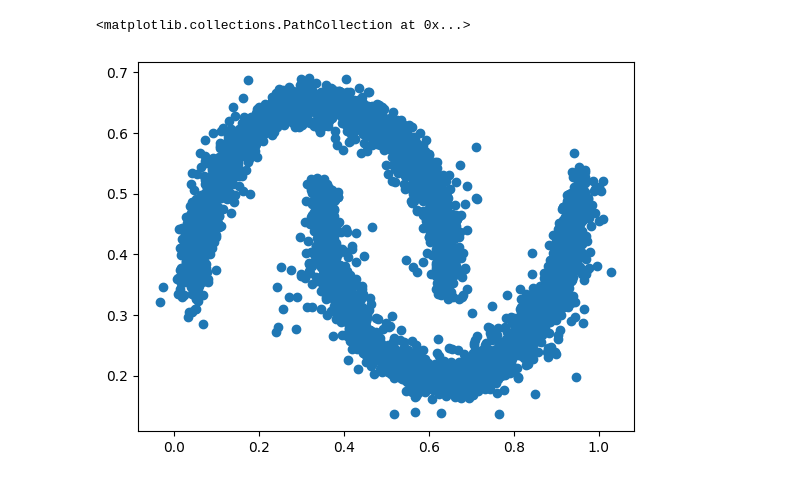
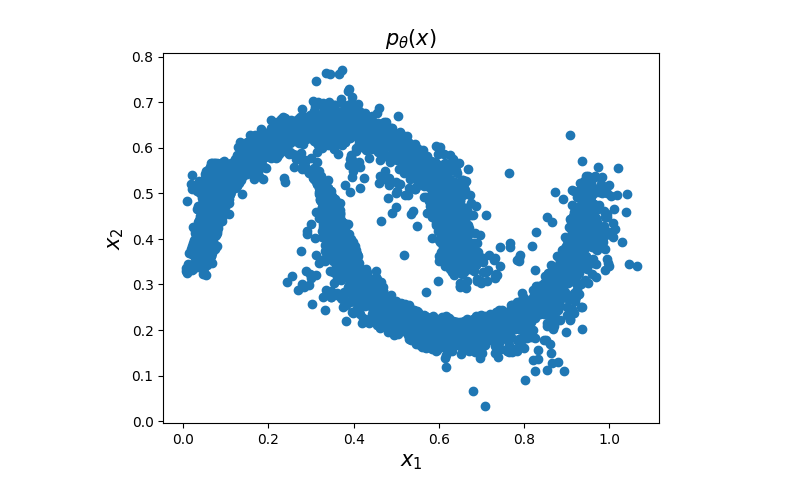
Before and after one commit to tayfununal/PyTorch, a Jupyter notebook: 004_moon_nice.ipynb, the cells around one changed output. Drawn from its saved outputs; the diff is of its cells as text; code cells hidden in the pictures.

```diff
--- a/004_moon_nice.ipynb
+++ b/004_moon_nice.ipynb
@@ -176,7 +191,11 @@ plt.plot(COST)
 # %%
 test = prior.sample((5000,))
 sonuc = model.f_inv(test)
 plt.scatter(sonuc[:,0].detach().numpy(), sonuc[:,1].detach().numpy())
+
+plt.xlabel("$x_1$", fontsize=15)
+plt.ylabel("$x_2$", fontsize=15)
+plt.title("$p_{\\theta}(x)$", fontsize=15)
+plt.show()
 # %% [output]
-<matplotlib.collections.PathCollection at 0x...>
-[figure, old version]
+[figure, new version]
```
Also changed, not shown: parts of 5 cells of this notebook.
